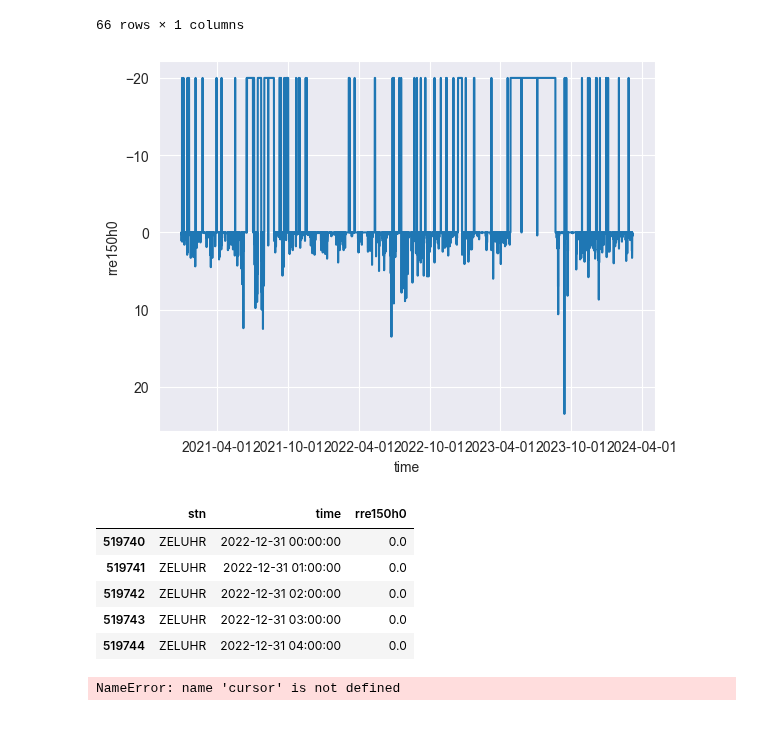
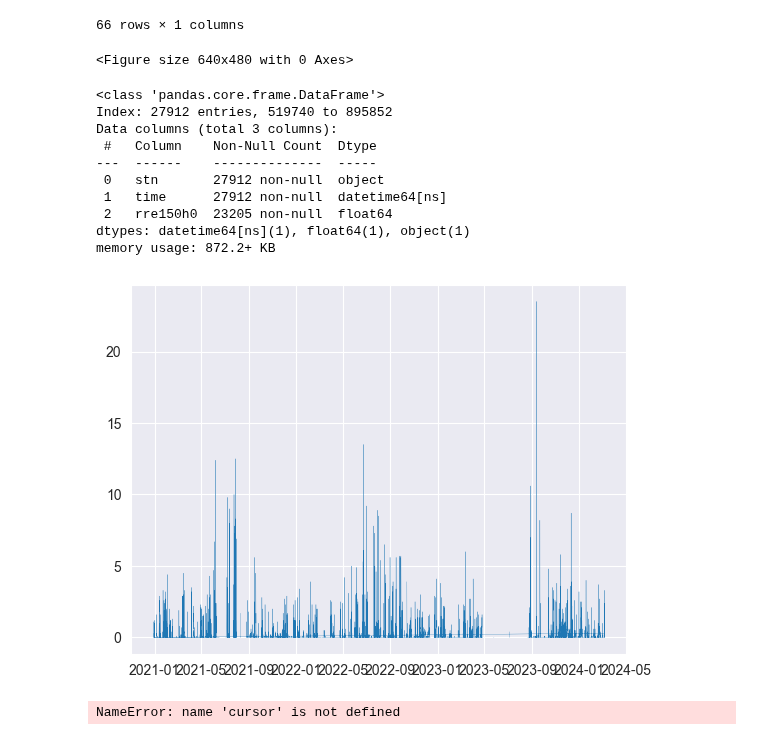
Before and after one commit to 7Horizon/BINA-CaseStudy, a Jupyter notebook: bina_dataimport.ipynb, the cells around one changed output. Saved outputs shown, nothing was run; the diff lists cells and outputs as text; code cells hidden in the pictures.

Commit message:
MeteoDaten beschrieben

```diff
--- a/bina_dataimport.ipynb
+++ b/bina_dataimport.ipynb
@@ -897,26 +897,43 @@ meteoNA_df[['rre150h0']].isna().groupby(meteoNA_df['stn']).sum().sort_values(by=
 | ZGGRE | 41 |
 | BEMBE | 23 |
 66 rows × 1 columns
+# %%
+df = []
+plt.clf()
+# %% [output]
+<Figure size 640x480 with 0 Axes>
 # %%
 
 df = meteo_df[meteo_df['stn'] == 'ZELUHR'].copy()
+#df.sort_values(by='time')
+df['time'] = pd.to_datetime(df['time'], format='%Y%m%d%H')
+#df.dropna(inplace=True)
+df.info()
+df = df.set_index(df.time)
+#df.drop(columns='stn', inplace=True)
+#df['rre150h0' == 'NaN'] = np.nan
+#df.replace(np.nan, -20, inplace=True)
+plt.plot(df.time, df.rre150h0, linewidth=0.2)
 
-df['time'] = pd.to_datetime(df['time'], format='%Y%m%d%H')
-df.replace(np.nan, "-20", inplace=True)
-meteoNAplot = sns.lineplot(data=df, x='time', y='rre150h0')
-meteoNAplot.xaxis.set_major_locator(mdates.MonthLocator(interval=6))
-meteoNAplot.xaxis.set_major_formatter(mdates.DateFormatter('%Y-%m-%d'))
+
+#meteoNAplot = sns.lineplot(data=df, x='time', y='rre150h0', color= 'red')
+#meteoNAplot.xaxis.set_major_locator(mdates.MonthLocator(interval=6))
+#meteoNAplot.xaxis.set_major_formatter(mdates.DateFormatter('%Y-%m-%d'))
 plt.show()
-df.head()
+#df.info()
 #meteoNA_df.head()
 # %% [output]
+<class 'pandas.core.frame.DataFrame'>
+Index: 27912 entries, 519740 to 895852
+Data columns (total 3 columns):
+ #   Column    Non-Null Count  Dtype
+---  ------    --------------  -----
+ 0   stn       27912 non-null  object
+ 1   time      27912 non-null  datetime64[ns]
+ 2   rre150h0  23205 non-null  float64
+dtypes: datetime64[ns](1), float64(1), object(1)
+memory usage: 872.2+ KB
-[figure, old version]
+[figure, new version]
-|  | stn | time | rre150h0 |
-| 519740 | ZELUHR | 2022-12-31 00:00:00 | 0.0 |
-| 519741 | ZELUHR | 2022-12-31 01:00:00 | 0.0 |
-| 519742 | ZELUHR | 2022-12-31 02:00:00 | 0.0 |
-| 519743 | ZELUHR | 2022-12-31 03:00:00 | 0.0 |
-| 519744 | ZELUHR | 2022-12-31 04:00:00 | 0.0 |
 # %%
 
 
```
